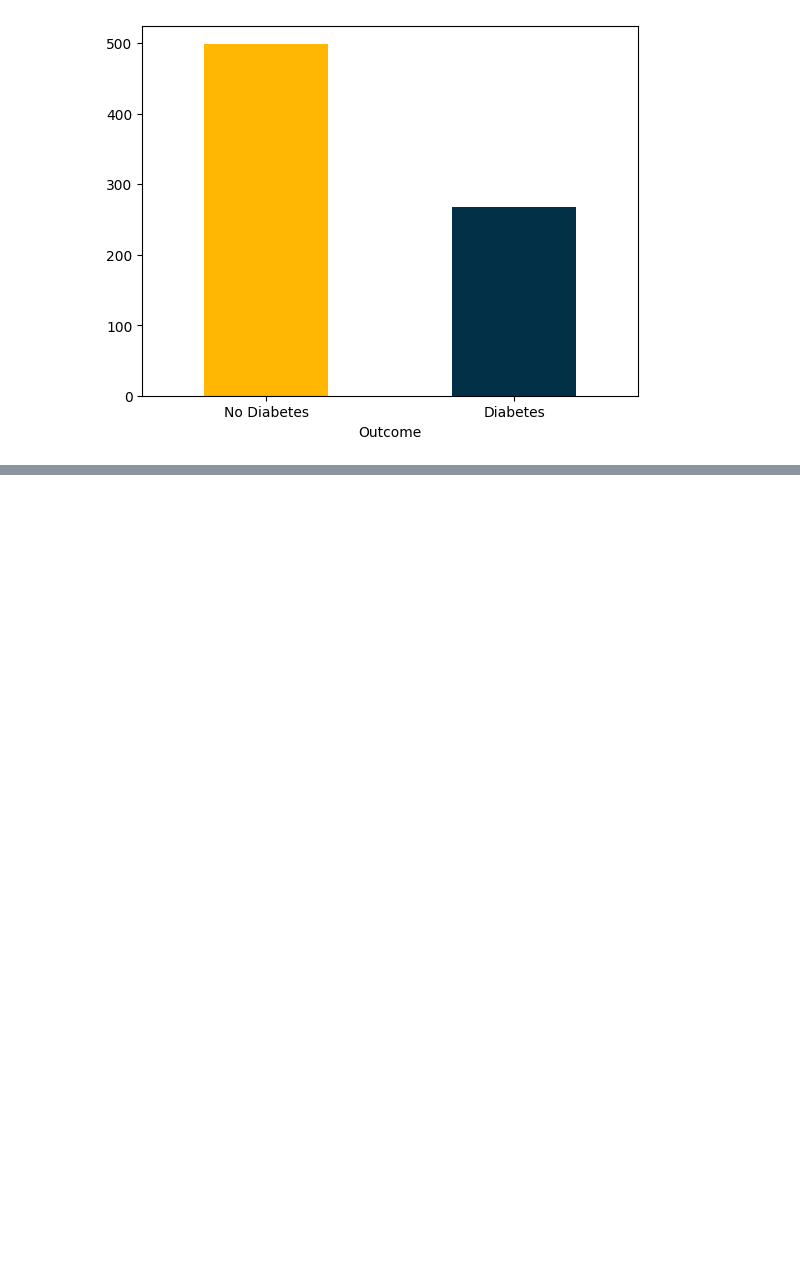
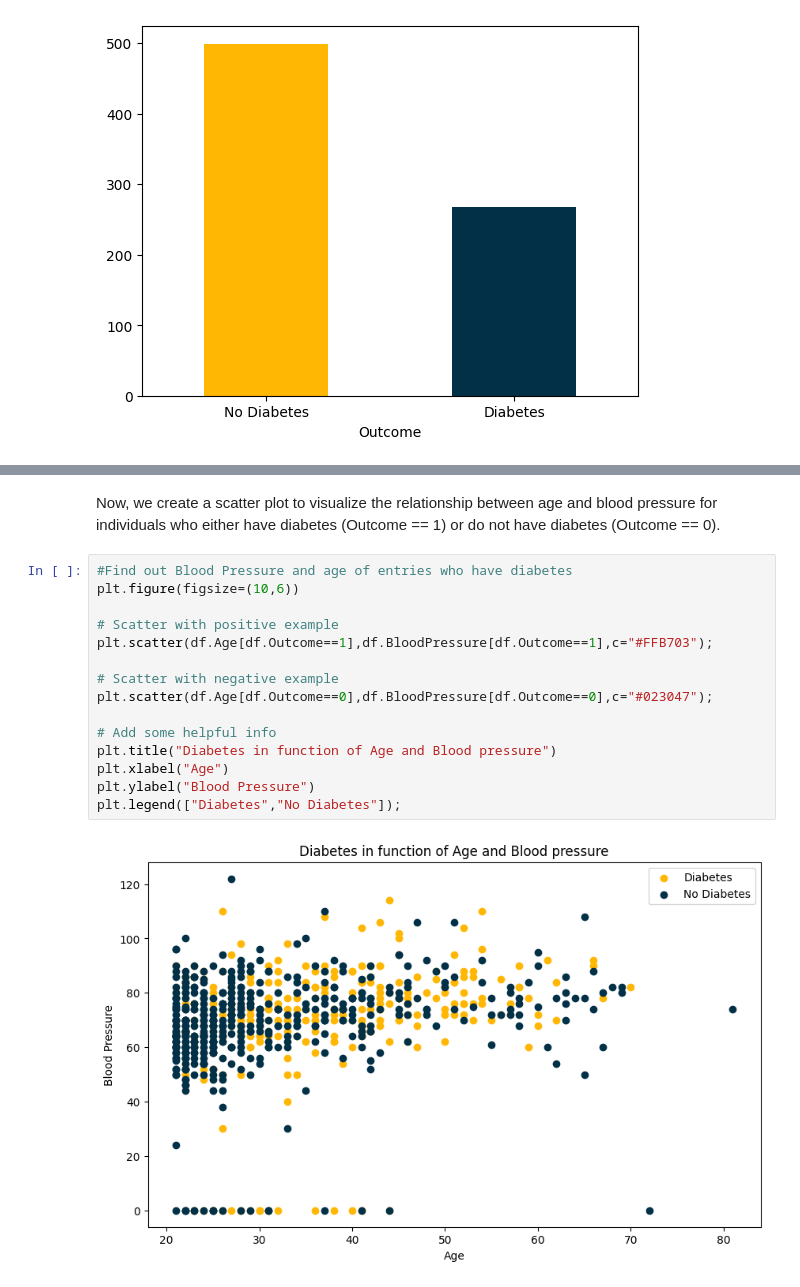
Before and after one commit to azadealmasi/Diabetes-Prediction-App-Using-Flask-Machine-Learning-and-Heroku, a Jupyter notebook: Diabetes Prediction.ipynb, the cells around one changed output, grey strips where cells are left out. Saved outputs shown, nothing was run; the diff lists cells and outputs as text; blank space fills up the shorter version.

```diff
--- a/Diabetes Prediction.ipynb
+++ b/Diabetes Prediction.ipynb
@@ -138,0 +150,19 @@ plt.xticks(np.arange(2), ('No Diabetes', 'Diabetes'), rotation=0)
+# %% [markdown]
+Now, we create a scatter plot to visualize the relationship between age and blood pressure for individuals who either have diabetes (Outcome == 1) or do not have diabetes (Outcome == 0).
+# %%
+#Find out Blood Pressure and age of entries who have diabetes
+plt.figure(figsize=(10,6))
+
+# Scatter with positive example
+plt.scatter(df.Age[df.Outcome==1],df.BloodPressure[df.Outcome==1],c="#FFB703");
+
+# Scatter with negative example
+plt.scatter(df.Age[df.Outcome==0],df.BloodPressure[df.Outcome==0],c="#023047");
+
+# Add some helpful info
+plt.title("Diabetes in function of Age and Blood pressure")
+plt.xlabel("Age")
+plt.ylabel("Blood Pressure")
+plt.legend(["Diabetes","No Diabetes"]);
+# %% [output]
+[figure, added]
```
Also changed, not shown: parts of 24 cells of this notebook, 1 other file.
